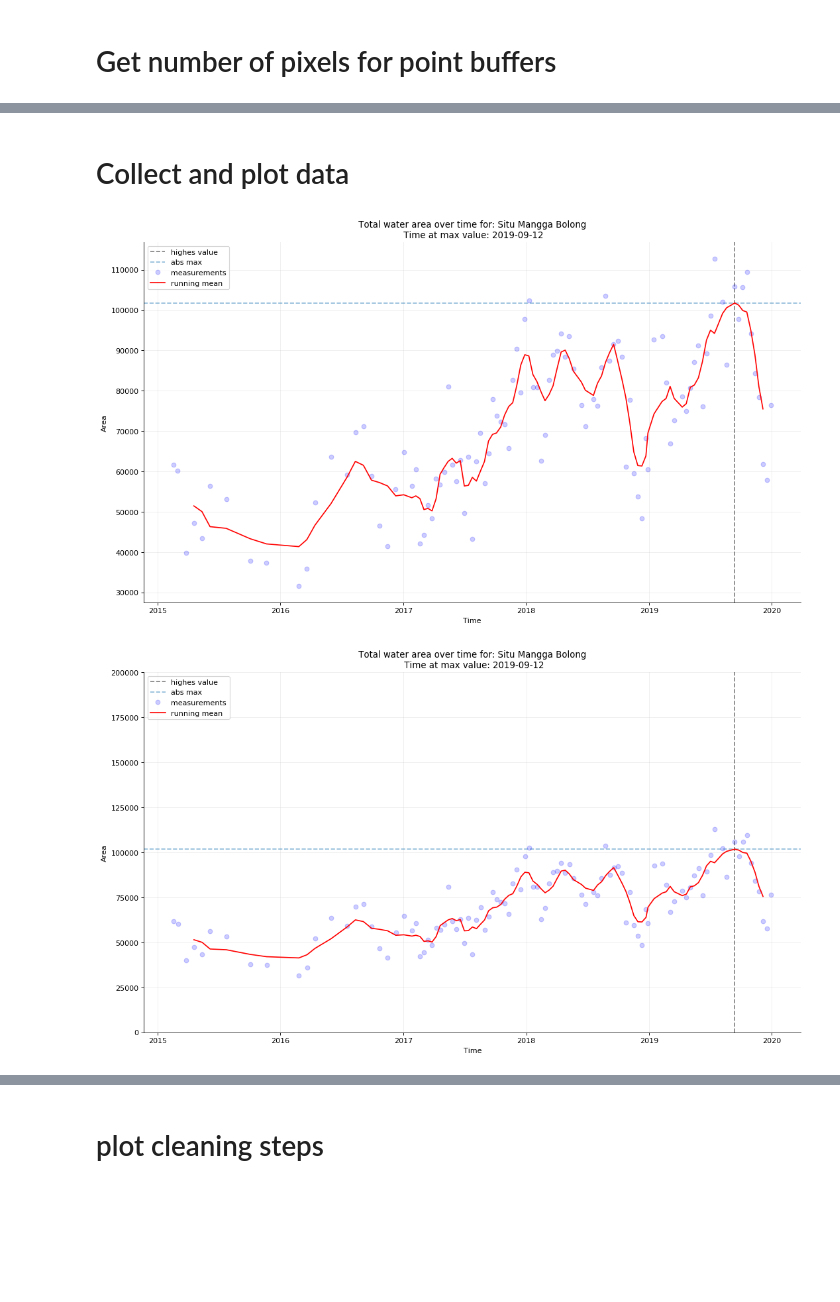
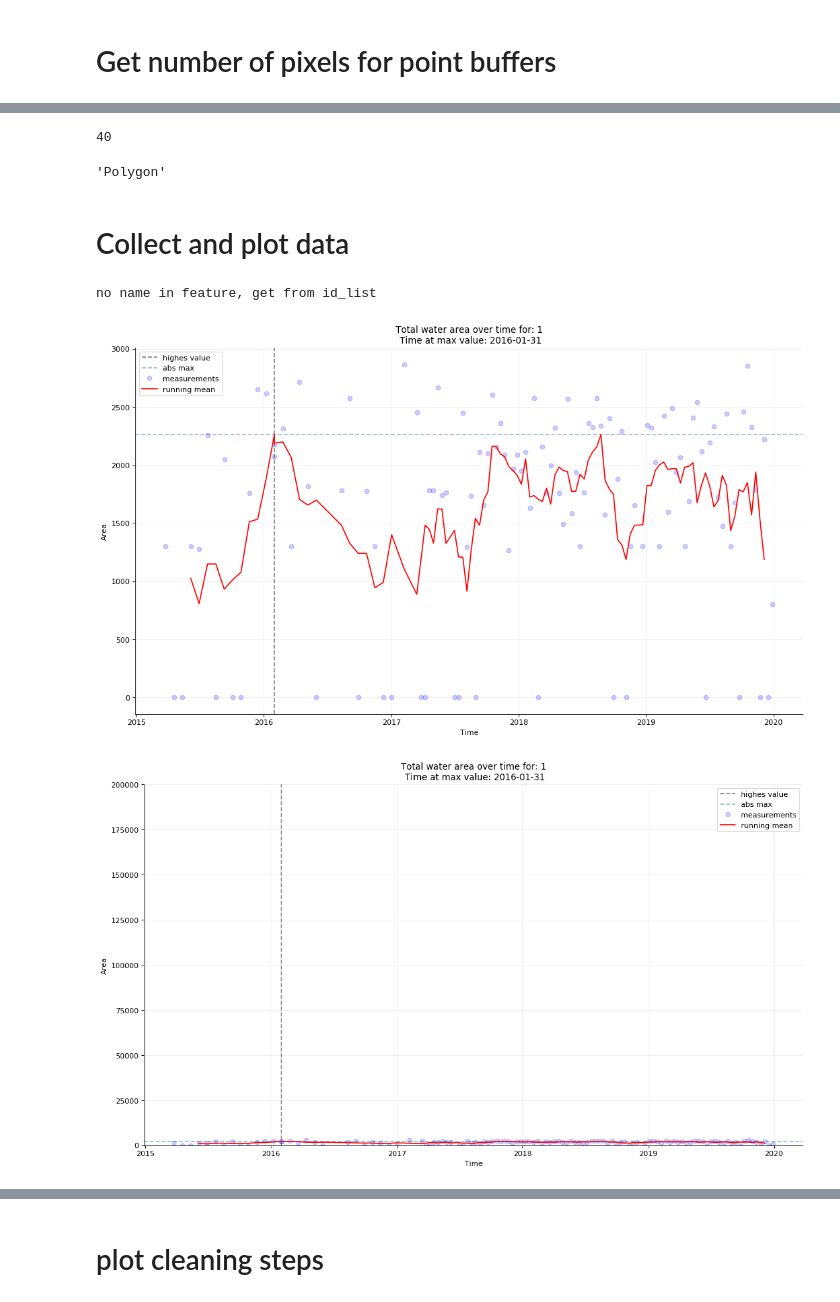
Before and after one commit to krakchris/GCW_toolkit, a Jupyter notebook: GEE_GBDX_local/GEE_get_point_values_GBDX_integration_example.ipynb, the cells around one changed output, grey strips where cells are left out. Drawn from its saved outputs; the diff is of its cells as text; code cells hidden in the pictures; blank space fills up the shorter version.

Commit message:
fix get water area from osm features and connect to gbdx

```diff
--- a/GEE_GBDX_local/GEE_get_point_values_GBDX_integration_example.ipynb
+++ b/GEE_GBDX_local/GEE_get_point_values_GBDX_integration_example.ipynb
@@ -77,6 +77,7 @@ def waterfunction(image):
                       .focal_mode()\
                       .focal_max(3).focal_min(5).focal_max(3)\
                       .reproject(crs ='EPSG:4326', scale = SCALE)
+
 
     # get pixels above the threshold
     water01 = image2.lt(-12)
@@ -92,7 +93,7 @@ def waterfunction(image):
 
 # reducer function for area calculation
 def setProperty(image):
-    dict = image.reduceRegion(ee.Reducer.sum(), AOI_geometry)
+    dict = image.reduceRegion(ee.Reducer.sum(), AOI_geometry, maxPixels = 60000000)
     return image.set(dict)
 # %% [markdown]
 # Get number of pixels for point buffers
@@ -117,0 +151,24 @@ features = [
+# %%
+shp_AOIs = MultiPolygon([shape(pol['geometry']) for pol in fiona.open(path)])
+id_list = [pol['id'] for pol in fiona.open(path)]
+
+features = []
+
+for shp_AOI in shp_AOIs:
+    # convert data format to usable format for google earth engine api
+    x = shp_AOI.exterior.coords.xy[0]
+    y = shp_AOI.exterior.coords.xy[1]
+    geometry_list = list(np.column_stack((x, y)).flatten())
+
+    features.append(ee.Feature(ee.Geometry.MultiPolygon(geometry_list)))
+# %%
+# upload geometry to the cloud service
+features = [
+    ee_geometry_list
+
+  #ee.Feature(ee.Geometry.MultiPolygon(geometry_list), {'name': id_list[0]})
+];
+# %%
+len(shp_AOIs)
+# %% [output]
+40
@@ -118,3 +179,7 @@ features = [
+# %%
+features[0].geometry().getInfo()['type']
+# %% [output]
+'Polygon'
 # %% [markdown]
 # Collect and plot data
 # %%
@@ -122,7 +187,7 @@ features = [
 SCALE = 10;
 polarization = 'VV'; # vertical/vertical or vertical/horizontal
 
-i = 2
+i = 1
 # %%
 # for i in [4,4]:
 
@@ -132,10 +197,17 @@ waterbody_i = i
 #set waterthreshol
 waterThreshold = -12;
 
-name = features[waterbody_i].getInfo()['properties']['name']
+try:
+    name = features[waterbody_i].getInfo()['properties']['name']
+except:
+    print('no name in feature, get from id_list')
+    name = id_list[waterbody_i]
 
-# apply buffer to area of interest
-AOI_geometry = ee.FeatureCollection(features[waterbody_i]).map(buffer1k).geometry()
+# if point apply buffer to area of interest otherwise use polygon
+if features[0].geometry().getInfo()['type'] == 'Point':
+    AOI_geometry = ee.FeatureCollection(features[waterbody_i]).map(buffer1k).geometry()
+else:
+    AOI_geometry = features[waterbody_i].geometry()
 
 
 # apply functions to GEE
@@ -159,32 +231,33 @@ value_time = withSum.aggregate_array('segmentStartTime').getInfo()
 # get data
 value_mask_size = withSum.aggregate_array('waterArea').getInfo()
 
 # convert timestamp to DateTime 2016-02-25 05:33:19.610
 time = [datetime.datetime.fromtimestamp(int(float(i))/1000) for i in (value_time)]
 
 ### Reshape data into Pandas Dataframe
 df = pd.DataFrame(data=value_mask_size, index=list(range(len(value_mask_size))),\
                   columns=['size_water'])
 
 df = df.interpolate()
 df['DateTime'] = pd.Series(time, index=df.index)
 
 df = df.sort_values('DateTime').reset_index(drop = True)
 
 # remove outliers
 df = df[np.abs(df.size_water-df.size_water.mean()) <= (3*df.size_water.std())]
 
 # add running means
 df['roll_mean'] = df['size_water'].rolling(window = 6, center = True).mean()
 
 index = 2
 
 water_max_plot(df, name, index, zoom = True)
 water_max_plot(df, name, index, zoom = False)
 
 max_value, t_max = find_max(df, index)
 
 print(name, t_max)
 # %% [output]
+no name in feature, get from id_list
-[figure, old version]
+[figure, new version]
-[figure, old version]
+[figure, new version]
```
Also changed, not shown: parts of 49 cells of this notebook.
